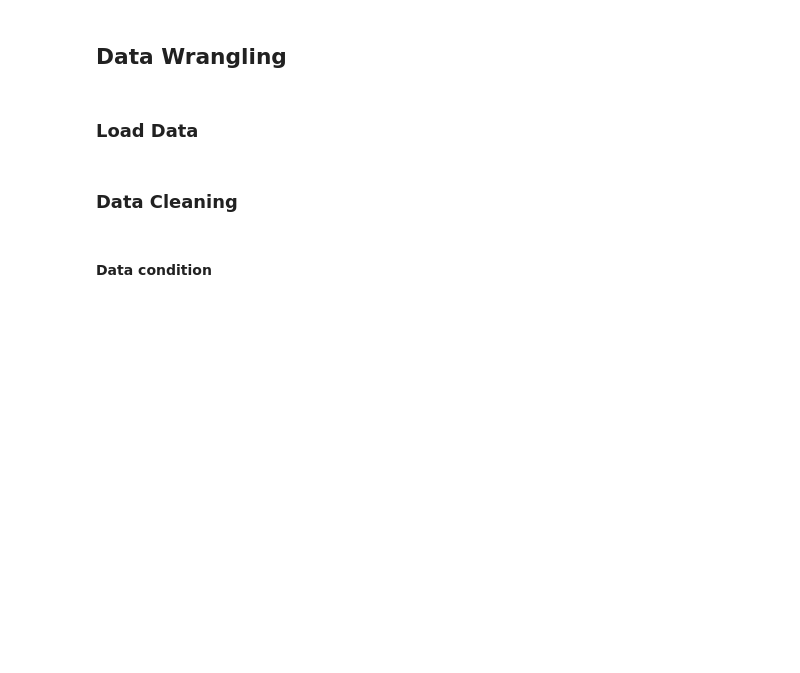
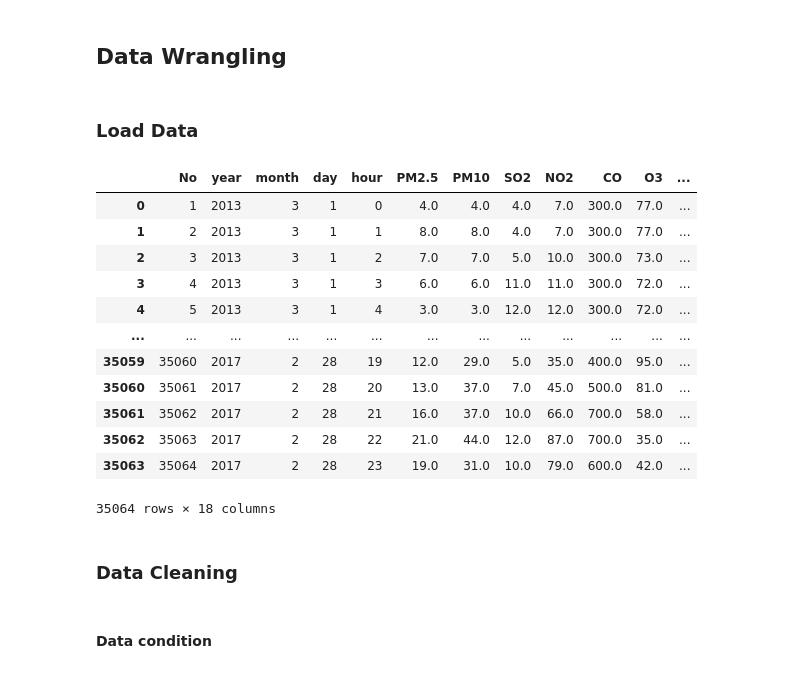
Before and after one commit to pradanaadn/air-quality-analysis, a Jupyter notebook: analysis.ipynb, the cells around one changed output. Saved outputs shown, nothing was run; the diff lists cells and outputs as text; code cells hidden in the pictures; blank space fills up the shorter version.

```diff
--- a/analysis.ipynb
+++ b/analysis.ipynb
@@ -55,2 +167,18 @@ df_tiantian = pd.read_csv("data/PRSA_Data_Tiantan_20130301-20170228.csv")
 df_wanliu = pd.read_csv("data/PRSA_Data_Wanliu_20130301-20170228.csv")
 df_wanshouxigong = pd.read_csv("data/PRSA_Data_Wanshouxigong_20130301-20170228.csv")
+# %%
+df_aotizhongxin
+# %% [output]
+|  | No | year | month | day | hour | PM2.5 | PM10 | SO2 | NO2 | CO | O3 | ... |
+| 0 | 1 | 2013 | 3 | 1 | 0 | 4.0 | 4.0 | 4.0 | 7.0 | 300.0 | 77.0 | ... |
+| 1 | 2 | 2013 | 3 | 1 | 1 | 8.0 | 8.0 | 4.0 | 7.0 | 300.0 | 77.0 | ... |
+| 2 | 3 | 2013 | 3 | 1 | 2 | 7.0 | 7.0 | 5.0 | 10.0 | 300.0 | 73.0 | ... |
+| 3 | 4 | 2013 | 3 | 1 | 3 | 6.0 | 6.0 | 11.0 | 11.0 | 300.0 | 72.0 | ... |
+| 4 | 5 | 2013 | 3 | 1 | 4 | 3.0 | 3.0 | 12.0 | 12.0 | 300.0 | 72.0 | ... |
+| ... | ... | ... | ... | ... | ... | ... | ... | ... | ... | ... | ... | ... |
+| 35059 | 35060 | 2017 | 2 | 28 | 19 | 12.0 | 29.0 | 5.0 | 35.0 | 400.0 | 95.0 | ... |
+| 35060 | 35061 | 2017 | 2 | 28 | 20 | 13.0 | 37.0 | 7.0 | 45.0 | 500.0 | 81.0 | ... |
+| 35061 | 35062 | 2017 | 2 | 28 | 21 | 16.0 | 37.0 | 10.0 | 66.0 | 700.0 | 58.0 | ... |
+| 35062 | 35063 | 2017 | 2 | 28 | 22 | 21.0 | 44.0 | 12.0 | 87.0 | 700.0 | 35.0 | ... |
+| 35063 | 35064 | 2017 | 2 | 28 | 23 | 19.0 | 31.0 | 10.0 | 79.0 | 600.0 | 42.0 | ... |
+35064 rows × 18 columns
```
Also changed, not shown: parts of 31 cells of this notebook.
